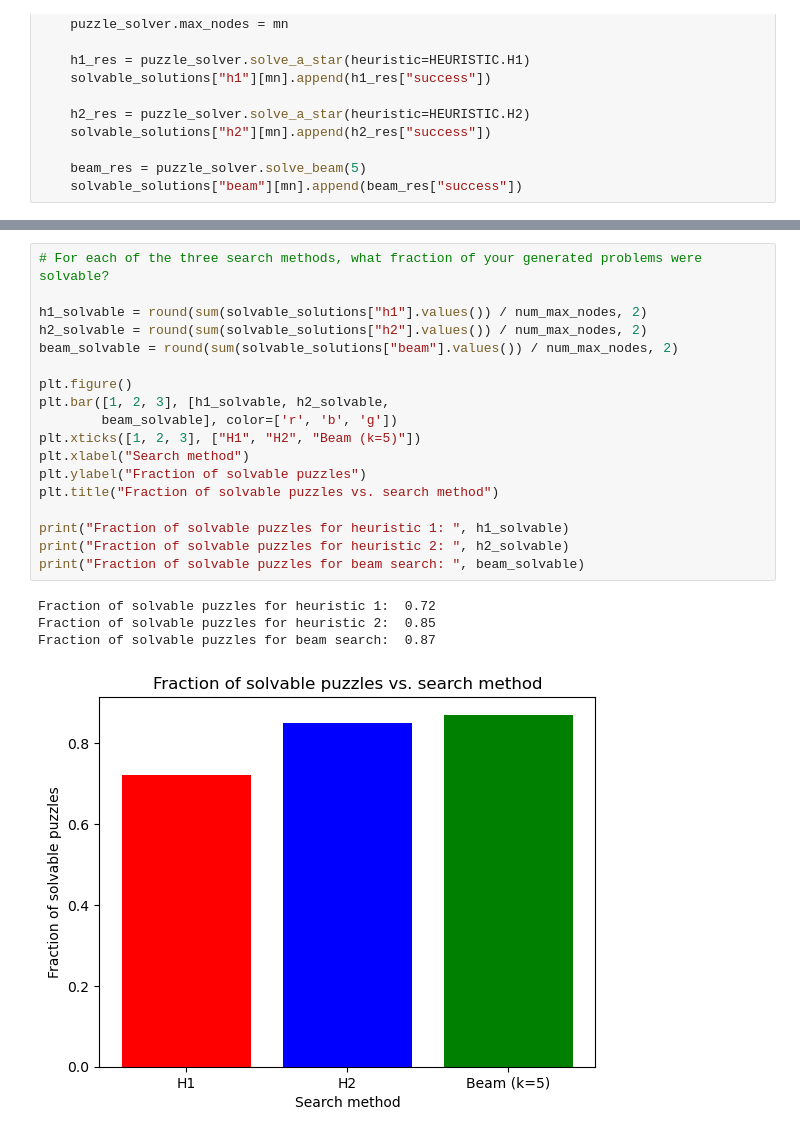
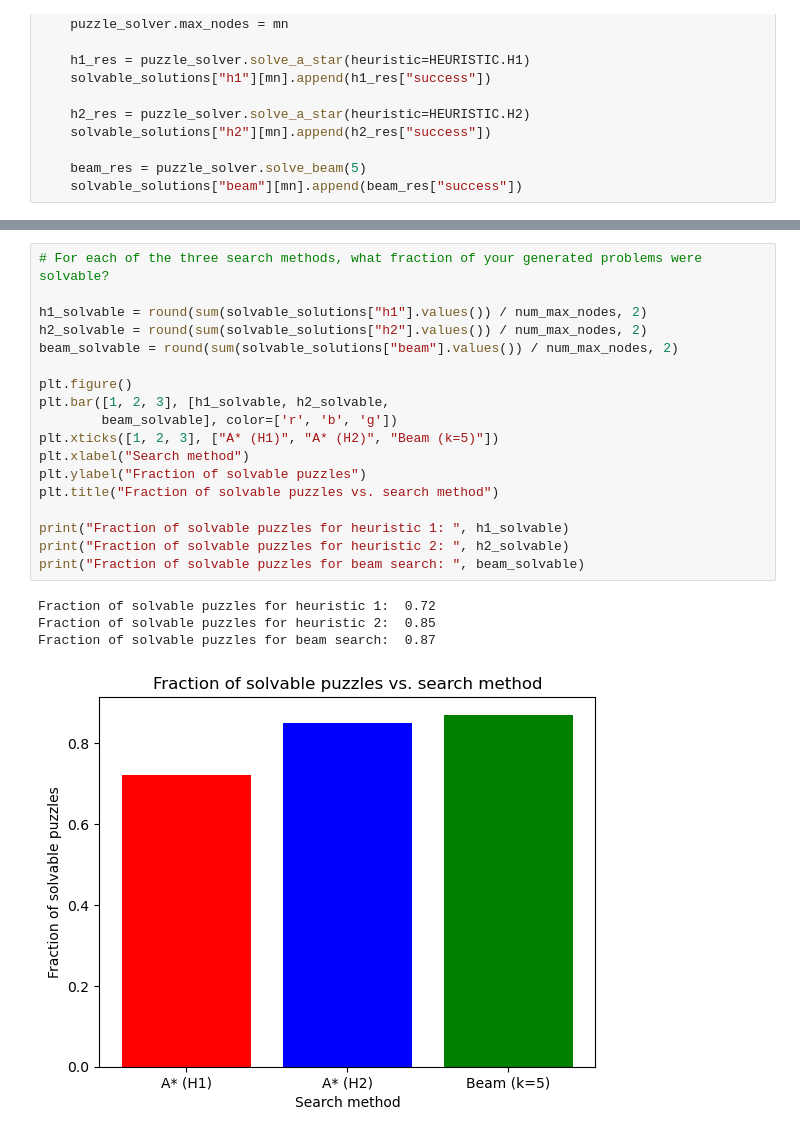
Before and after one commit to jml312/eight-puzzle, a Jupyter notebook: experiments.ipynb, the cells around one changed output, grey strips where cells are left out. Cells and saved outputs as stored; diff of their text form.

```diff
--- a/experiments.ipynb
+++ b/experiments.ipynb
@@ -117,23 +117,23 @@ Average number of moves for beam search:  45
 # %%
 # For each of the three search methods, what fraction of your generated problems were solvable?
 
 h1_solvable = round(sum(solvable_solutions["h1"].values()) / num_max_nodes, 2)
 h2_solvable = round(sum(solvable_solutions["h2"].values()) / num_max_nodes, 2)
 beam_solvable = round(sum(solvable_solutions["beam"].values()) / num_max_nodes, 2)
 
 plt.figure()
 plt.bar([1, 2, 3], [h1_solvable, h2_solvable,
         beam_solvable], color=['r', 'b', 'g'])
-plt.xticks([1, 2, 3], ["H1", "H2", "Beam (k=5)"])
+plt.xticks([1, 2, 3], ["A* (H1)", "A* (H2)", "Beam (k=5)"])
 plt.xlabel("Search method")
 plt.ylabel("Fraction of solvable puzzles")
 plt.title("Fraction of solvable puzzles vs. search method")
 
 print("Fraction of solvable puzzles for heuristic 1: ", h1_solvable)
 print("Fraction of solvable puzzles for heuristic 2: ", h2_solvable)
 print("Fraction of solvable puzzles for beam search: ", beam_solvable)
 # %% [output]
 Fraction of solvable puzzles for heuristic 1:  0.72
 Fraction of solvable puzzles for heuristic 2:  0.85
 Fraction of solvable puzzles for beam search:  0.87
-[figure, old version]
+[figure, new version]
```
Also changed, not shown: parts of 3 cells of this notebook.
